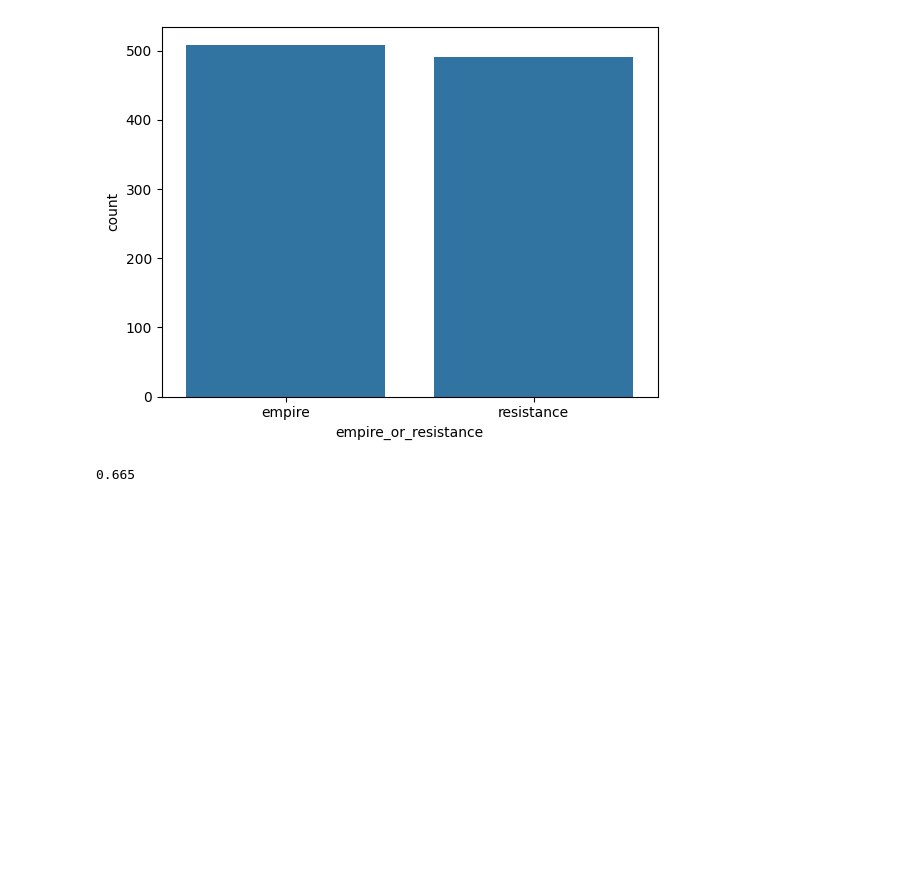
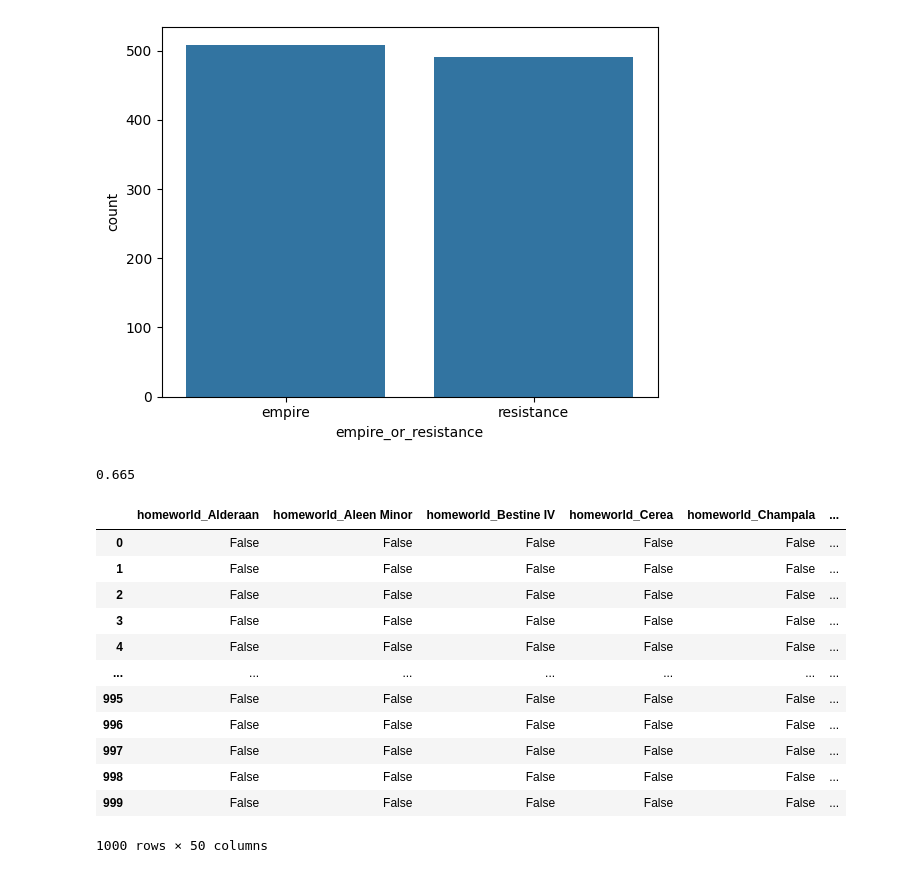
Before and after one commit to Ethan-The-Absent/EDPGP3, a Jupyter notebook: EDPGP.ipynb, the cells around one changed output. Saved outputs shown, nothing was run; the diff lists cells and outputs as text; code cells hidden in the pictures; blank space fills up the shorter version.

Commit message:
importances

```diff
--- a/EDPGP.ipynb
+++ b/EDPGP.ipynb
@@ -92,3 +92,27 @@ preditction = dtc.predict(X_test)
 print(accuracy_score(y_test, preditction))
 # %% [output]
 0.665
+# %%
+importances = dtc.feature_importances_
+
+feature_importances = pd.DataFrame({
+    'Feature': X.columns,
+    'Importance': importances
+})
+
+#sns.barplot(feature_importances)
+X
+# %% [output]
+|  | homeworld_Alderaan | homeworld_Aleen Minor | homeworld_Bestine IV | homeworld_Cerea | homeworld_Champala | ... |
+| 0 | False | False | False | False | False | ... |
+| 1 | False | False | False | False | False | ... |
+| 2 | False | False | False | False | False | ... |
+| 3 | False | False | False | False | False | ... |
+| 4 | False | False | False | False | False | ... |
+| ... | ... | ... | ... | ... | ... | ... |
+| 995 | False | False | False | False | False | ... |
+| 996 | False | False | False | False | False | ... |
+| 997 | False | False | False | False | False | ... |
+| 998 | False | False | False | False | False | ... |
+| 999 | False | False | False | False | False | ... |
+1000 rows × 50 columns
```
